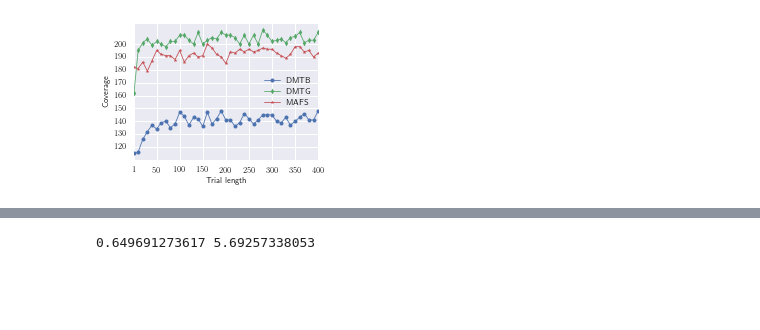
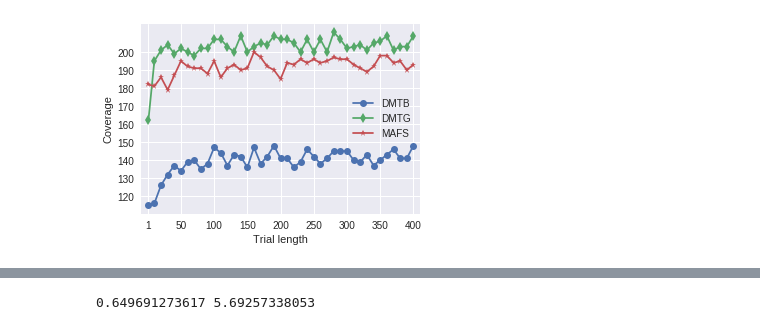
Before and after one commit to schultet/goa, a Jupyter notebook: driver/eval-dmt.ipynb, the cells around one changed output, grey strips where cells are left out. Drawn from its saved outputs; the diff is of its cells as text; code cells hidden in the pictures; blank space fills up the shorter version.

```diff
--- a/driver/eval-dmt.ipynb
+++ b/driver/eval-dmt.ipynb
@@ -7,10 +7,10 @@ from natsort import natsorted
 
 %matplotlib inline
 
-# use type 1 fonts only (required for AAAI publication)
-plt.rcParams['ps.useafm'] = True
-plt.rcParams['pdf.use14corefonts'] = True
-plt.rcParams['text.usetex'] = True
+## use type 1 fonts only (required for AAAI publication)
+# plt.rcParams['ps.useafm'] = True
+# plt.rcParams['pdf.use14corefonts'] = True
+# plt.rcParams['text.usetex'] = True
 
 # files to evaluate
 af = pd.read_csv('../data/mar-23-2019-results.csv')
@@ -47,24 +47,25 @@ cov.style.highlight_max(axis=1, color='yellow')
 | woodworking08 | 2 | 10 | 15 | 19 | 19 | 18 | 18 | ... |
 | zenotravel | 16 | 11 | 11 | 11 | 11 | 11 | 11 | ... |
 # %%
-plt.rc('text', usetex=True)
-plt.rcParams["figure.figsize"] = [3.3, 2.5] # width, height in inch
+#plt.rc('text', usetex=True)
+plt.rcParams["figure.figsize"] = [5, 3.5] # width, height in inch
 #plt.rc('font', family='serif')
 
 cov = af.groupby(
     by=['Domain', 'Problem', 'Config']).first().groupby(
     by=['t', 'Search']).Plan.count().unstack('Search')
 #cov.style.highlight_max(axis=1)
 
-cov.plot(style=['o-', 'd-', '*-'], linewidth=.8, markersize=4)
+cov.plot(style=['o-', 'd-', '*-'])#, linewidth=.8, markersize=4)
 
-plt.xlabel('Trial length', fontsize=8)
-plt.ylabel('Coverage', fontsize=8)
-plt.yticks(range(120,210,10), fontsize=8)
-plt.xticks([1] + list(range(50,450,50)), fontsize=8)
-plt.legend(('DMTB', 'DMTG', 'MAFS'), loc='best', fontsize=8)
+plt.xlabel('Trial length')#, fontsize=11)
+plt.ylabel('Coverage')#, fontsize=11)
+plt.yticks(range(120,210,10))#, fontsize=11)
+plt.xticks([1] + list(range(50,450,50)))#, fontsize=11)
+plt.xlim(left=-10,right=410)
+plt.legend(('DMTB', 'DMTG', 'MAFS'), loc='best')#, fontsize=11)
 plt.savefig('../data/line-coverage.pdf', bbox_inches='tight', dpi=300)
 # %% [output]
-[figure, old version]
+[figure, new version]
 # %%
 from matplotlib import cm
```
Also changed, not shown: parts of 1 cell of this notebook, 2 other files.
